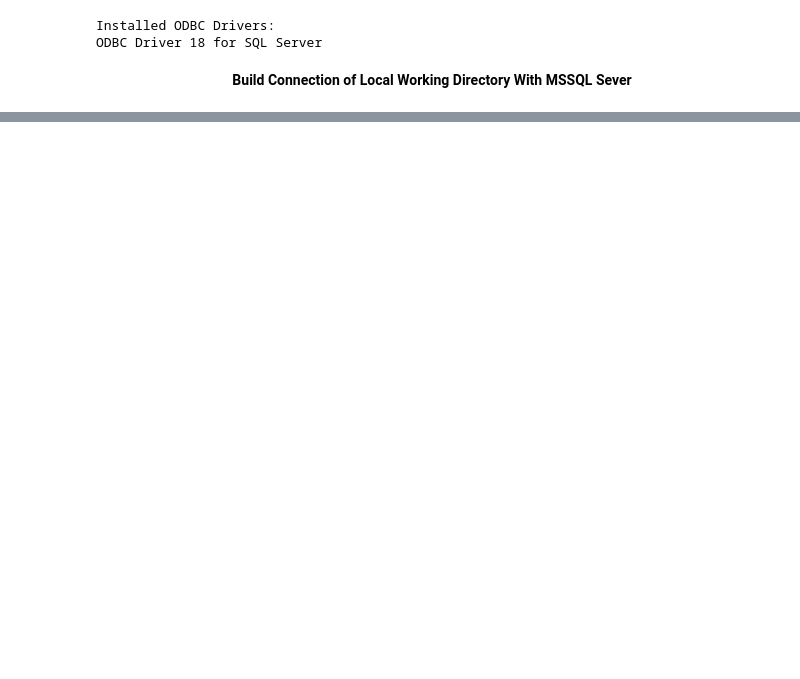
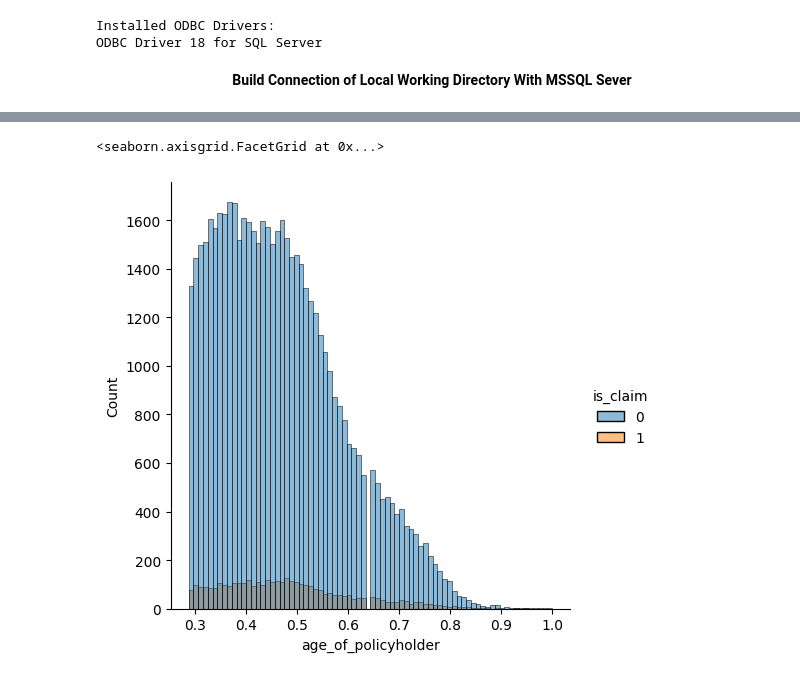
Before and after one commit to Saroj94/PolicyClaim, a Jupyter notebook: ML.ipynb, the cells around one changed output, grey strips where cells are left out. Cells and saved outputs as stored; diff of their text form; code cells hidden in the pictures; blank space fills up the shorter version.

```diff
--- a/ML.ipynb
+++ b/ML.ipynb
@@ -70,0 +238,4 @@ df.head()
+# %%
+##change the datatype of airbags
+df['airbags']=df['airbags'].astype(int)
+df['airbags'].dtype
@@ -70,0 +249,3 @@ df.head()
+# %%
+##remove drop policy_id column
+df.drop(columns=['policy_id'],axis=1,inplace=True)
@@ -70,0 +306,6 @@ df.head()
+# %%
+##Vehicle Age & Segment-Related Questions
+sns.displot(x=df['age_of_policyholder'],hue=df['is_claim'])
+# %% [output]
+<seaborn.axisgrid.FacetGrid at 0x...>
+[figure, added]
```
Also changed, not shown: parts of 84 cells of this notebook, 6 other files.
